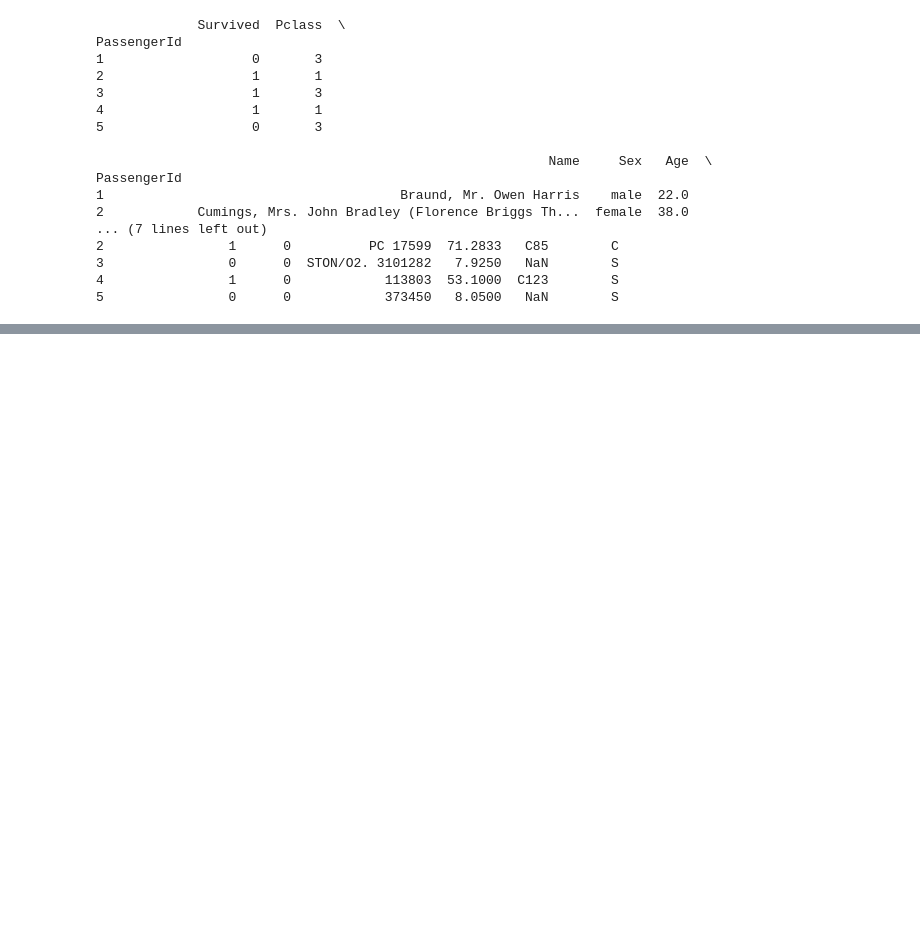
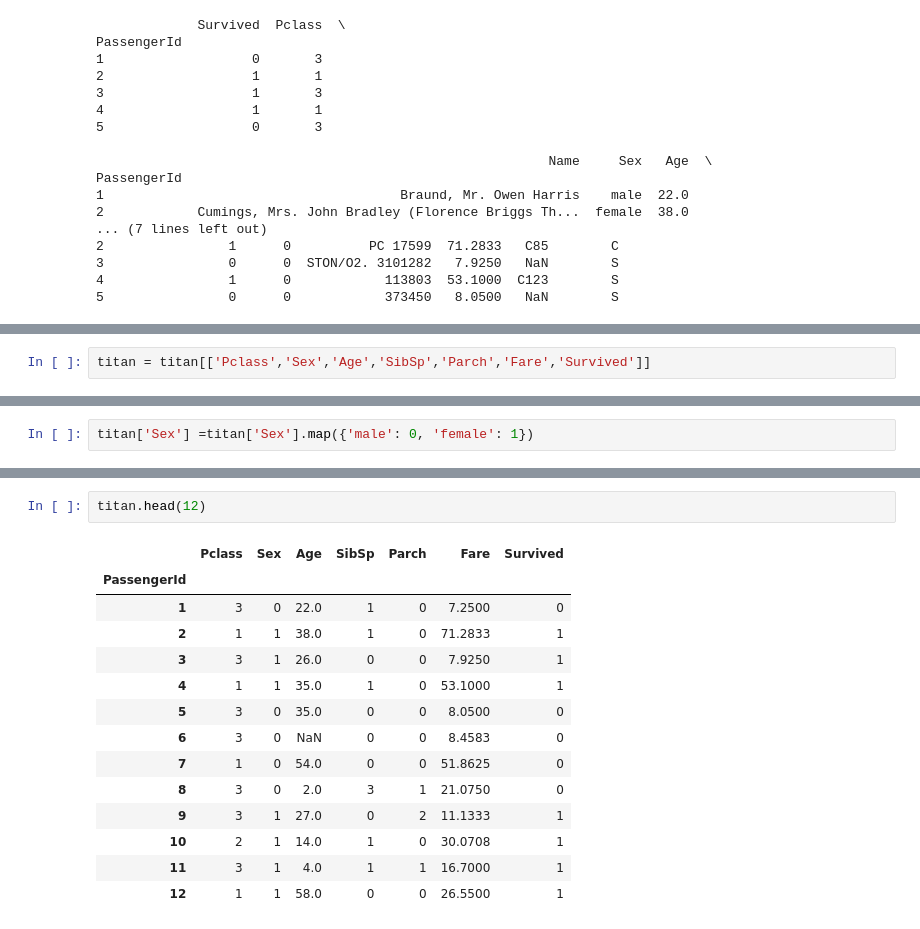
Before and after one commit to sunshinerc/complete_python, a Jupyter notebook: s9_pandas/titanic.ipynb, the cells around one changed output, grey strips where cells are left out. Drawn from its saved outputs; the diff is of its cells as text; blank space fills up the shorter version.

Commit message:
Adds titanic project

```diff
--- a/s9_pandas/titanic.ipynb
+++ b/s9_pandas/titanic.ipynb
@@ -45,0 +28,2 @@ This is a comment
+# %%
+titan = titan[['Pclass','Sex','Age','SibSp','Parch','Fare','Survived']]
@@ -45,0 +40,2 @@ This is a comment
+# %%
+titan['Sex'] =titan['Sex'].map({'male': 0, 'female': 1})
@@ -45,0 +52,17 @@ This is a comment
+# %%
+titan.head(12)
+# %% [output]
+|  | Pclass | Sex | Age | SibSp | Parch | Fare | Survived |
+| PassengerId |  |  |  |  |  |  |  |
+| 1 | 3 | 0 | 22.0 | 1 | 0 | 7.2500 | 0 |
+| 2 | 1 | 1 | 38.0 | 1 | 0 | 71.2833 | 1 |
+| 3 | 3 | 1 | 26.0 | 0 | 0 | 7.9250 | 1 |
+| 4 | 1 | 1 | 35.0 | 1 | 0 | 53.1000 | 1 |
+| 5 | 3 | 0 | 35.0 | 0 | 0 | 8.0500 | 0 |
+| 6 | 3 | 0 | NaN | 0 | 0 | 8.4583 | 0 |
+| 7 | 1 | 0 | 54.0 | 0 | 0 | 51.8625 | 0 |
+| 8 | 3 | 0 | 2.0 | 3 | 1 | 21.0750 | 0 |
+| 9 | 3 | 1 | 27.0 | 0 | 2 | 11.1333 | 1 |
+| 10 | 2 | 1 | 14.0 | 1 | 0 | 30.0708 | 1 |
+| 11 | 3 | 1 | 4.0 | 1 | 1 | 16.7000 | 1 |
+| 12 | 1 | 1 | 58.0 | 0 | 0 | 26.5500 | 1 |
```
Also changed, not shown: parts of 18 cells of this notebook.
